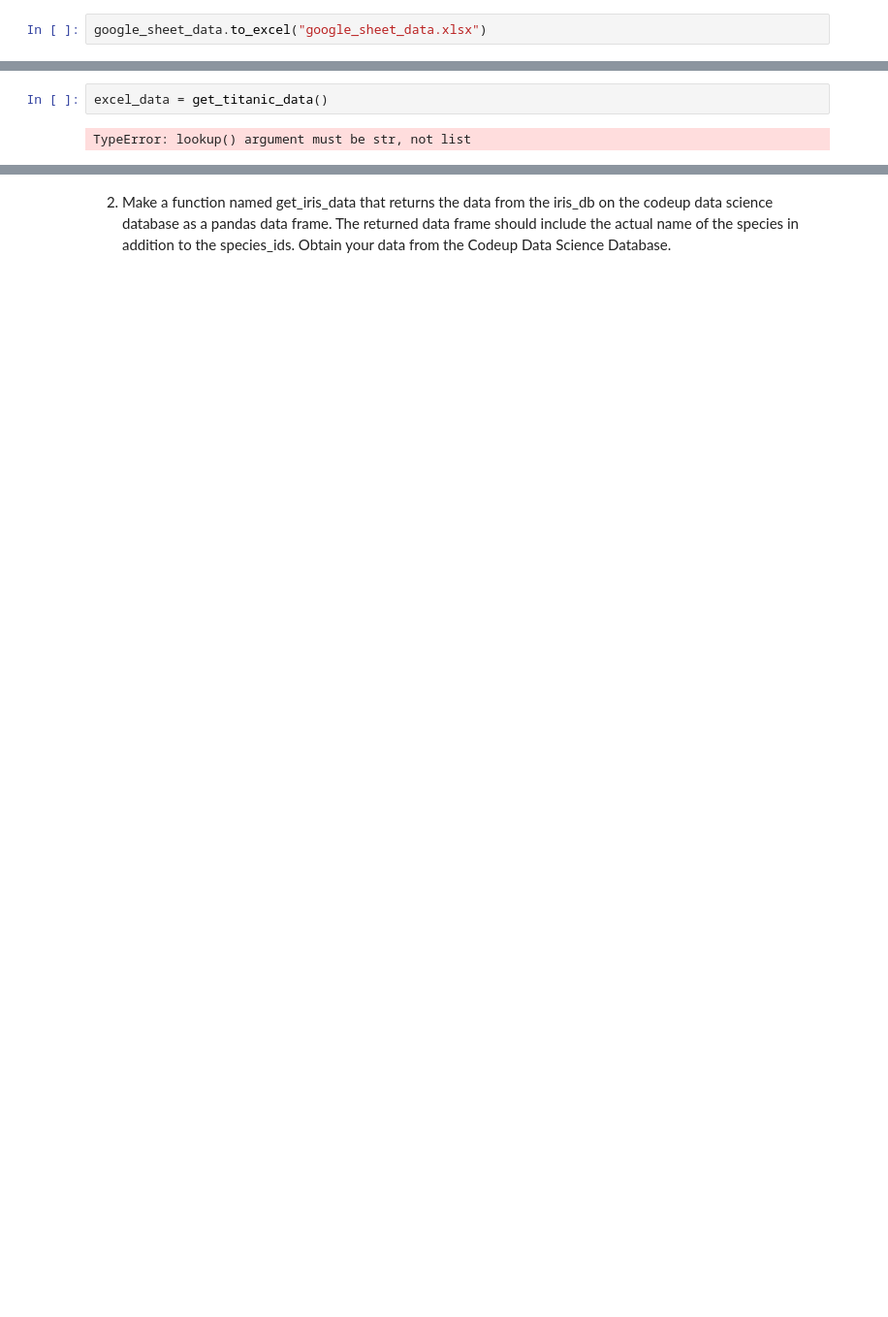
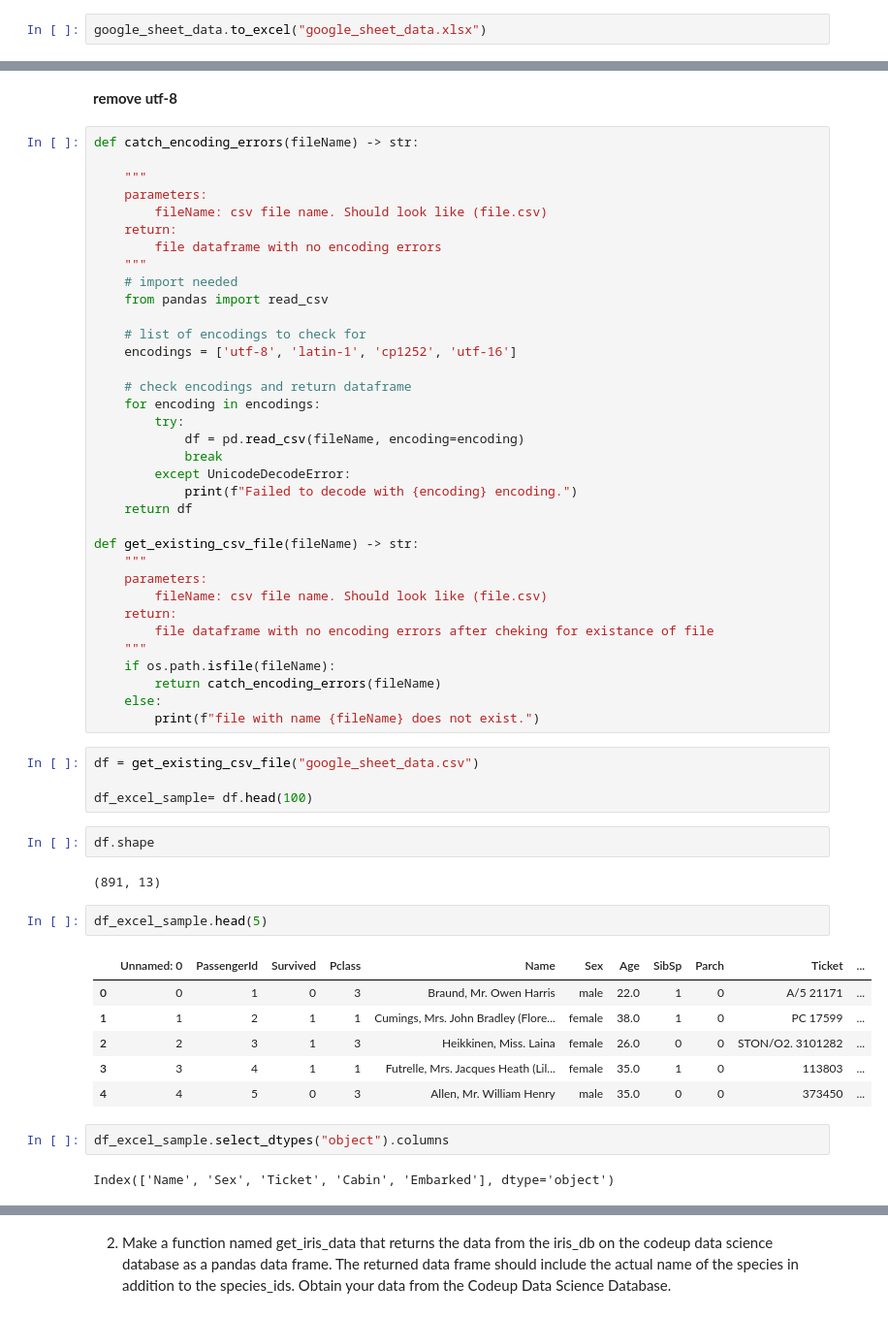
Before and after one commit to MigashaneVictoire/classification-exercises, a Jupyter notebook: classification_exercises.ipynb, the cells around one changed output, grey strips where cells are left out. Shown: that part at 97% size. Saved outputs shown, nothing was run; the diff lists cells and outputs as text; blank space fills up the shorter version.

```diff
--- a/classification_exercises.ipynb
+++ b/classification_exercises.ipynb
@@ -157,4 +126,58 @@ TypeError: read_excel() got an unexpected keyword argument 'encoding'
-# %%
-excel_data = get_titanic_data()
-# %% [output]
-TypeError: lookup() argument must be str, not list
+# %% [markdown]
+**remove utf-8**
+# %%
+def catch_encoding_errors(fileName) -> str:
+
+    """
+    parameters:
+        fileName: csv file name. Should look like (file.csv)
+    return:
+        file dataframe with no encoding errors
+    """
+    # import needed
+    from pandas import read_csv
+
+    # list of encodings to check for
+    encodings = ['utf-8', 'latin-1', 'cp1252', 'utf-16']
+
+    # check encodings and return dataframe
+    for encoding in encodings:
+        try:
+            df = pd.read_csv(fileName, encoding=encoding)
+            break
+        except UnicodeDecodeError:
+            print(f"Failed to decode with {encoding} encoding.")
+    return df
+
+def get_existing_csv_file(fileName) -> str:
+    """
+    parameters:
+        fileName: csv file name. Should look like (file.csv)
+    return:
+        file dataframe with no encoding errors after cheking for existance of file
+    """
+    if os.path.isfile(fileName):
+        return catch_encoding_errors(fileName)
+    else:
+        print(f"file with name {fileName} does not exist.")
+# %%
+df = get_existing_csv_file("google_sheet_data.csv")
+
+df_excel_sample= df.head(100)
+# %%
+df.shape
+# %% [output]
+(891, 13)
+# %%
+df_excel_sample.head(5)
+# %% [output]
+|  | Unnamed: 0 | PassengerId | Survived | Pclass | Name | Sex | Age | SibSp | Parch | Ticket | ... |
+| 0 | 0 | 1 | 0 | 3 | Braund, Mr. Owen Harris | male | 22.0 | 1 | 0 | A/5 21171 | ... |
+| 1 | 1 | 2 | 1 | 1 | Cumings, Mrs. John Bradley (Flore... | female | 38.0 | 1 | 0 | PC 17599 | ... |
+| 2 | 2 | 3 | 1 | 3 | Heikkinen, Miss. Laina | female | 26.0 | 0 | 0 | STON/O2. 3101282 | ... |
+| 3 | 3 | 4 | 1 | 1 | Futrelle, Mrs. Jacques Heath (Lil... | female | 35.0 | 1 | 0 | 113803 | ... |
+| 4 | 4 | 5 | 0 | 3 | Allen, Mr. William Henry | male | 35.0 | 0 | 0 | 373450 | ... |
+# %%
+df_excel_sample.select_dtypes("object").columns
+# %% [output]
+Index(['Name', 'Sex', 'Ticket', 'Cabin', 'Embarked'], dtype='object')
```
Also changed, not shown: parts of 13 cells of this notebook, 2 other files.
